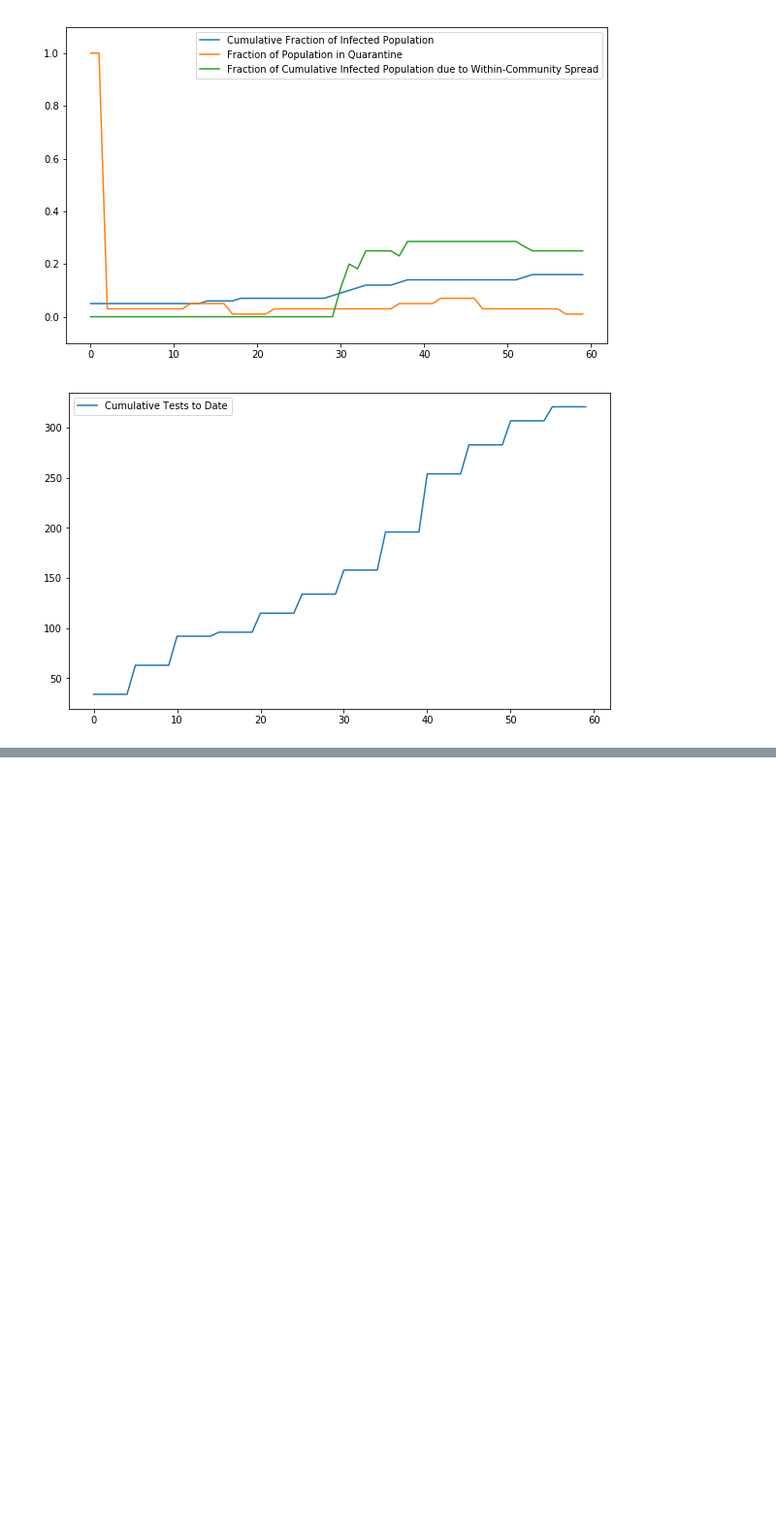
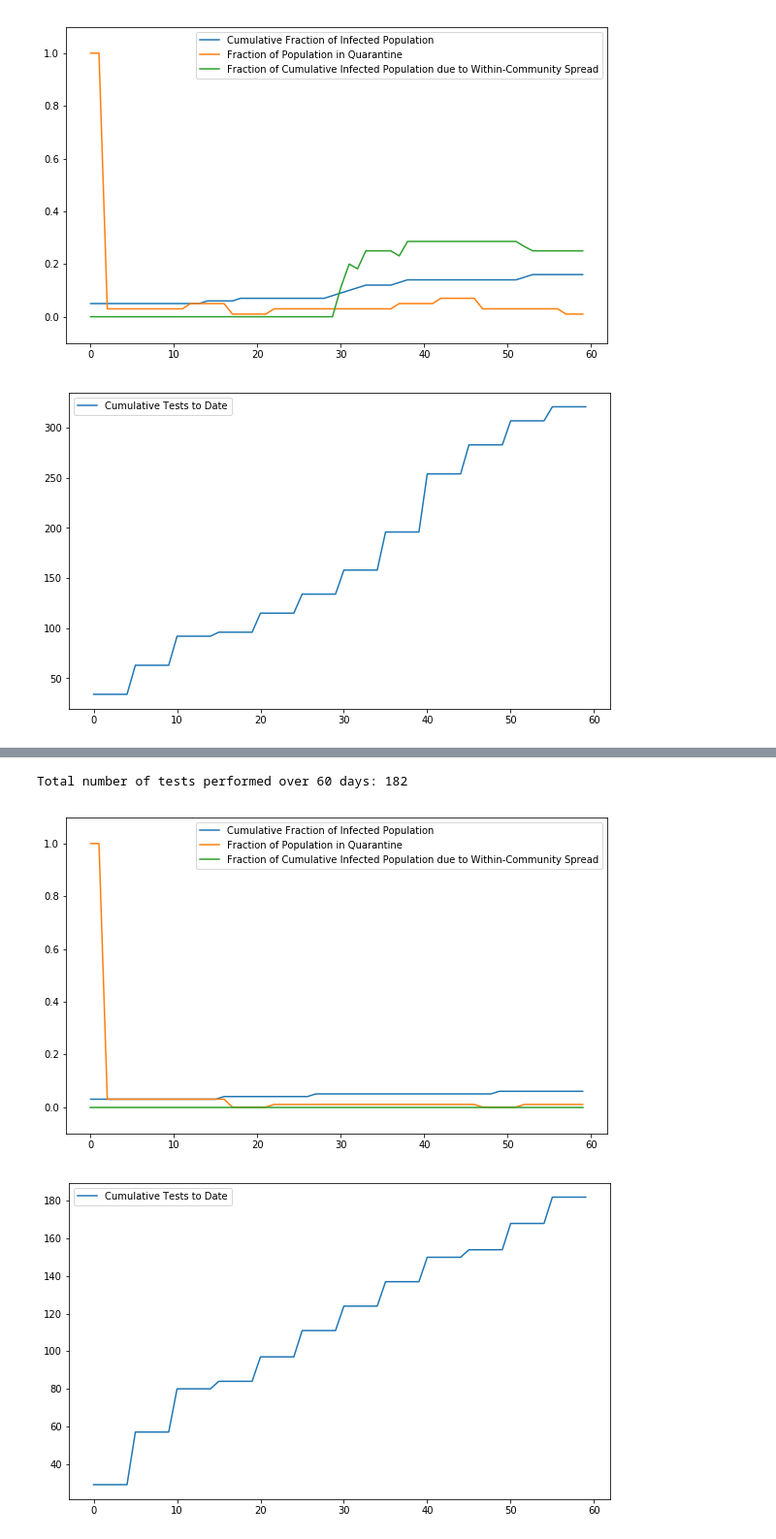
Before and after one commit to peter-i-frazier/group-testing, a Jupyter notebook: RecurrentGroupTesting.ipynb, the cells around one changed output, grey strips where cells are left out. Shown at 97% size. Drawn from its saved outputs; the diff is of its cells as text; code cells hidden in the pictures; blank space fills up the shorter version.

```diff
--- a/RecurrentGroupTesting.ipynb
+++ b/RecurrentGroupTesting.ipynb
@@ -172,0 +207,8 @@ Total number of tests performed over 60 days: 321
+# %%
+simulation = initiate_simulation()
+run(simulation, number_of_days=60)
+summarize(simulation)
+# %% [output]
+Total number of tests performed over 60 days: 182
+[figure, added]
+[figure, added]
```
Also changed, not shown: parts of 8 cells of this notebook, 2 other files.
